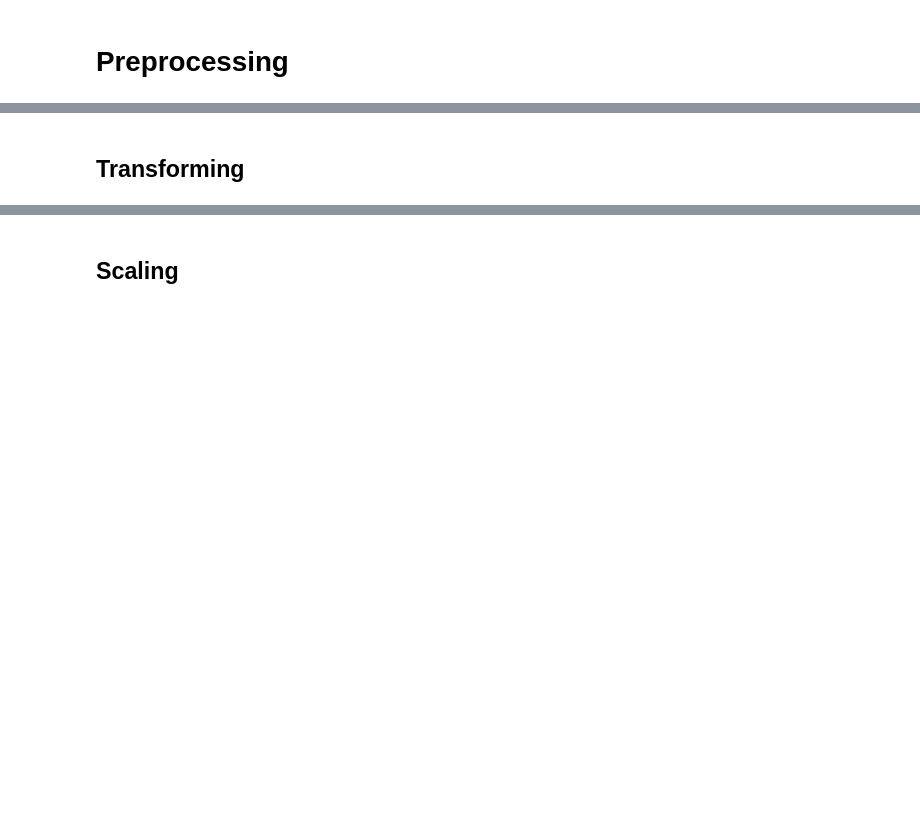
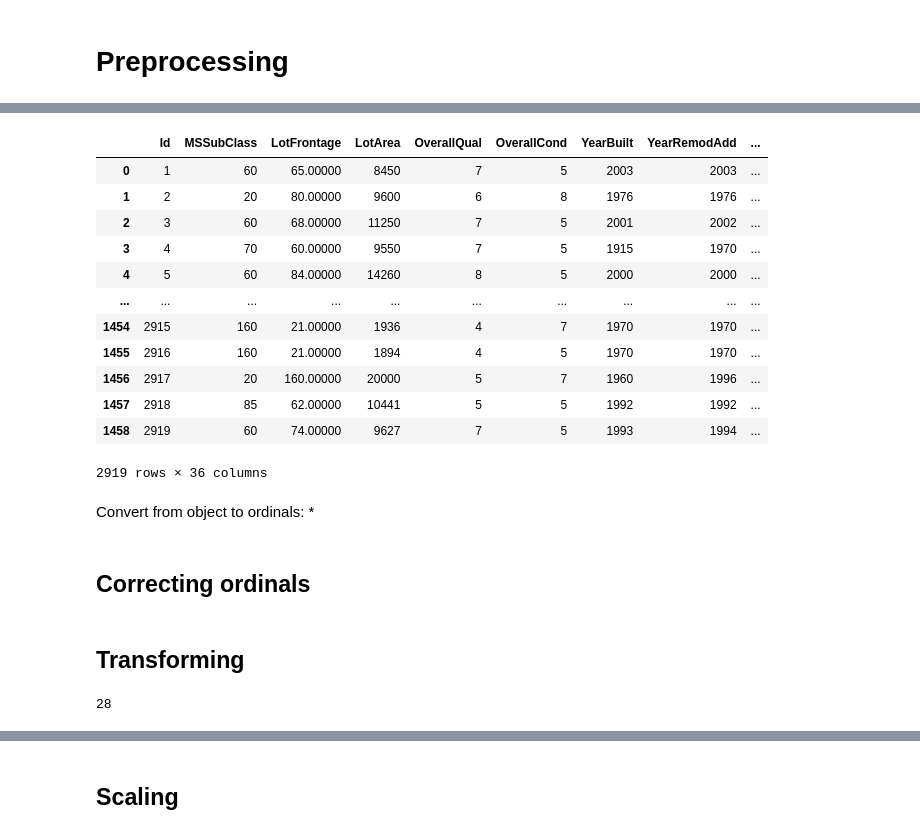
Before and after one commit to zdanielshi/data_science_LFZ, a Jupyter notebook: DS_0628_Kaggle_housing.ipynb, the cells around one changed output, grey strips where cells are left out. Saved outputs shown, nothing was run; the diff lists cells and outputs as text; code cells hidden in the pictures; blank space fills up the shorter version.

```diff
--- a/DS_0628_Kaggle_housing.ipynb
+++ b/DS_0628_Kaggle_housing.ipynb
@@ -373,2 +280,11 @@ Series([], dtype: int64)
+# %%
+# Does it have a garage
+x['HasGarage'] = x['GarageArea'].apply(lambda x: 1 if x > 0 else 0).astype('category')
+# %%
+# Does it have a basement
+x['HasBasement'] = x['TotalBsmtSF'].apply(lambda x: 1 if x > 0 else 0).astype('category')
+# %%
+# Does it have a fireplace?
+x['HasFireplace'] = x['Fireplaces'].apply(lambda x: 1 if x > 0 else 0).astype('category')
 # %% [markdown]
 # Preprocessing
@@ -375,2 +314,37 @@ Series([], dtype: int64)
+# %%
+xnum = x.select_dtypes(include = 'number')
+# %%
+xnum
+# %% [output]
+|  | Id | MSSubClass | LotFrontage | LotArea | OverallQual | OverallCond | YearBuilt | YearRemodAdd | ... |
+| 0 | 1 | 60 | 65.00000 | 8450 | 7 | 5 | 2003 | 2003 | ... |
+| 1 | 2 | 20 | 80.00000 | 9600 | 6 | 8 | 1976 | 1976 | ... |
+| 2 | 3 | 60 | 68.00000 | 11250 | 7 | 5 | 2001 | 2002 | ... |
+| 3 | 4 | 70 | 60.00000 | 9550 | 7 | 5 | 1915 | 1970 | ... |
+| 4 | 5 | 60 | 84.00000 | 14260 | 8 | 5 | 2000 | 2000 | ... |
+| ... | ... | ... | ... | ... | ... | ... | ... | ... | ... |
+| 1454 | 2915 | 160 | 21.00000 | 1936 | 4 | 7 | 1970 | 1970 | ... |
+| 1455 | 2916 | 160 | 21.00000 | 1894 | 4 | 5 | 1970 | 1970 | ... |
+| 1456 | 2917 | 20 | 160.00000 | 20000 | 5 | 7 | 1960 | 1996 | ... |
+| 1457 | 2918 | 85 | 62.00000 | 10441 | 5 | 5 | 1992 | 1992 | ... |
+| 1458 | 2919 | 60 | 74.00000 | 9627 | 7 | 5 | 1993 | 1994 | ... |
+2919 rows × 36 columns
+# %% [markdown]
+Convert from object to ordinals:
+*
+# %% [markdown]
+## Correcting ordinals
 # %% [markdown]
 ## Transforming
+# %%
+xnum_to_transform = []
+skew_threshold = .4
+
+for (xcolname, xcol) in xnum.iteritems():
+  skew = xcol.skew()
+  if abs(skew) > skew_threshold:
+    xnum_to_transform.append(xcolname)
+
+len(xnum_to_transform)
+# %% [output]
+28
```
Also changed, not shown: parts of 110 cells of this notebook.
